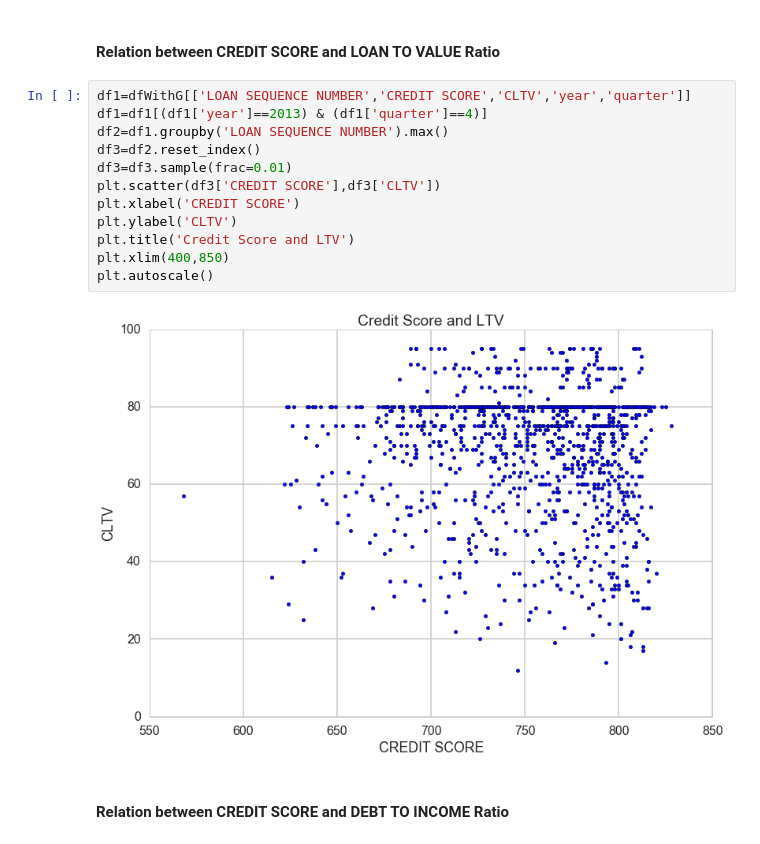
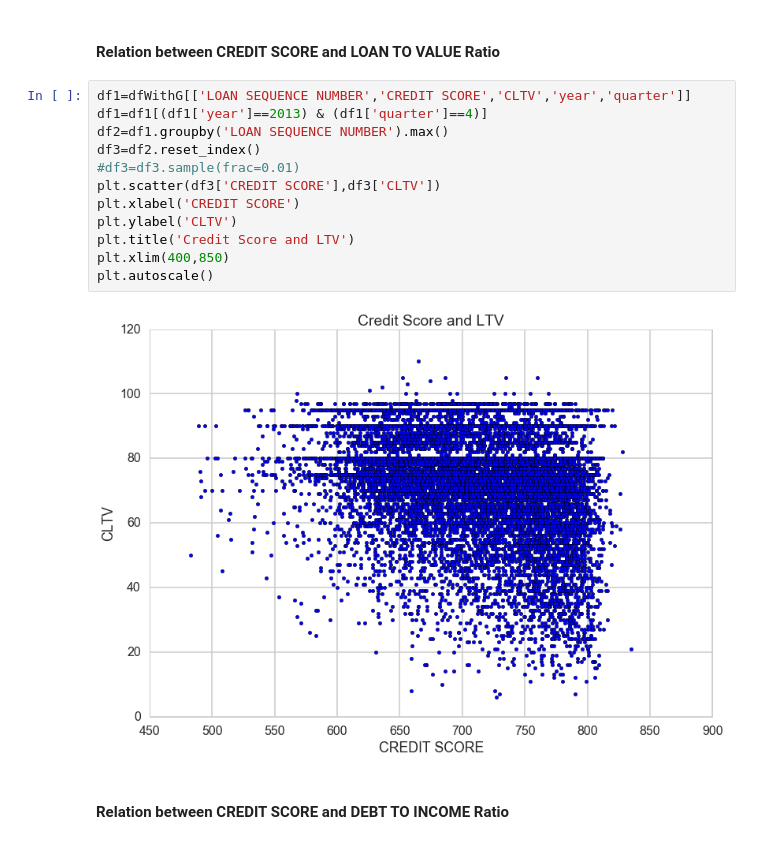
Before and after one commit to sha2403Git/Capstone, a Jupyter notebook: DataExploration-Feature-Corelation.ipynb, the cells around one changed output. Saved outputs shown, nothing was run; the diff lists cells and outputs as text.

```diff
--- a/DataExploration-Feature-Corelation.ipynb
+++ b/DataExploration-Feature-Corelation.ipynb
@@ -69,17 +67,17 @@ plt.autoscale()
 # %%
 df1=dfWithG[['LOAN SEQUENCE NUMBER','CREDIT SCORE','CLTV','year','quarter']]
 df1=df1[(df1['year']==2013) & (df1['quarter']==4)]
 df2=df1.groupby('LOAN SEQUENCE NUMBER').max()
 df3=df2.reset_index()
-df3=df3.sample(frac=0.01)
+#df3=df3.sample(frac=0.01)
 plt.scatter(df3['CREDIT SCORE'],df3['CLTV'])
 plt.xlabel('CREDIT SCORE')
 plt.ylabel('CLTV')
 plt.title('Credit Score and LTV')
 plt.xlim(400,850)
 plt.autoscale()
 # %% [output]
-[figure, old version]
+[figure, new version]
 # %% [markdown]
 #### Relation between CREDIT SCORE  and DEBT TO INCOME Ratio
 # %%
```
Also changed, not shown: parts of 4 cells of this notebook, 4 other files.
